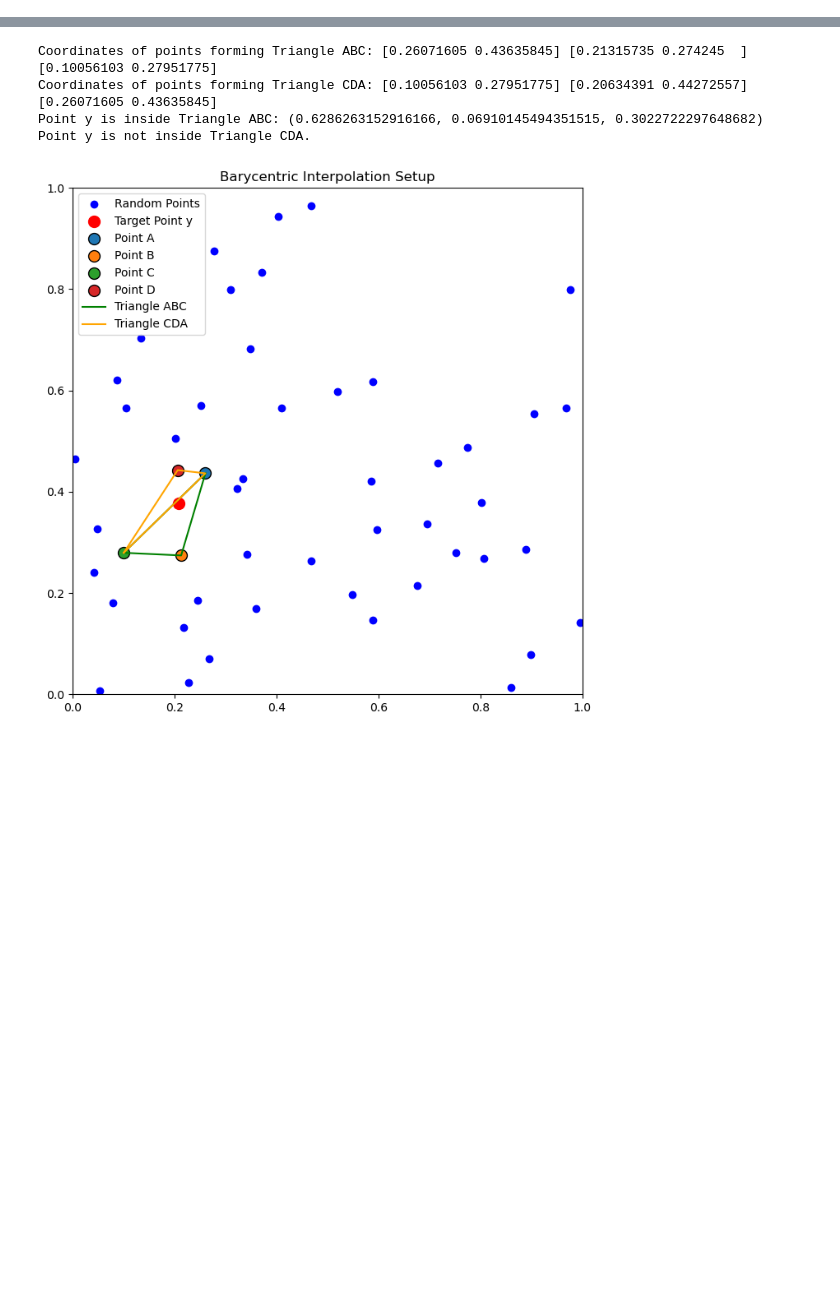
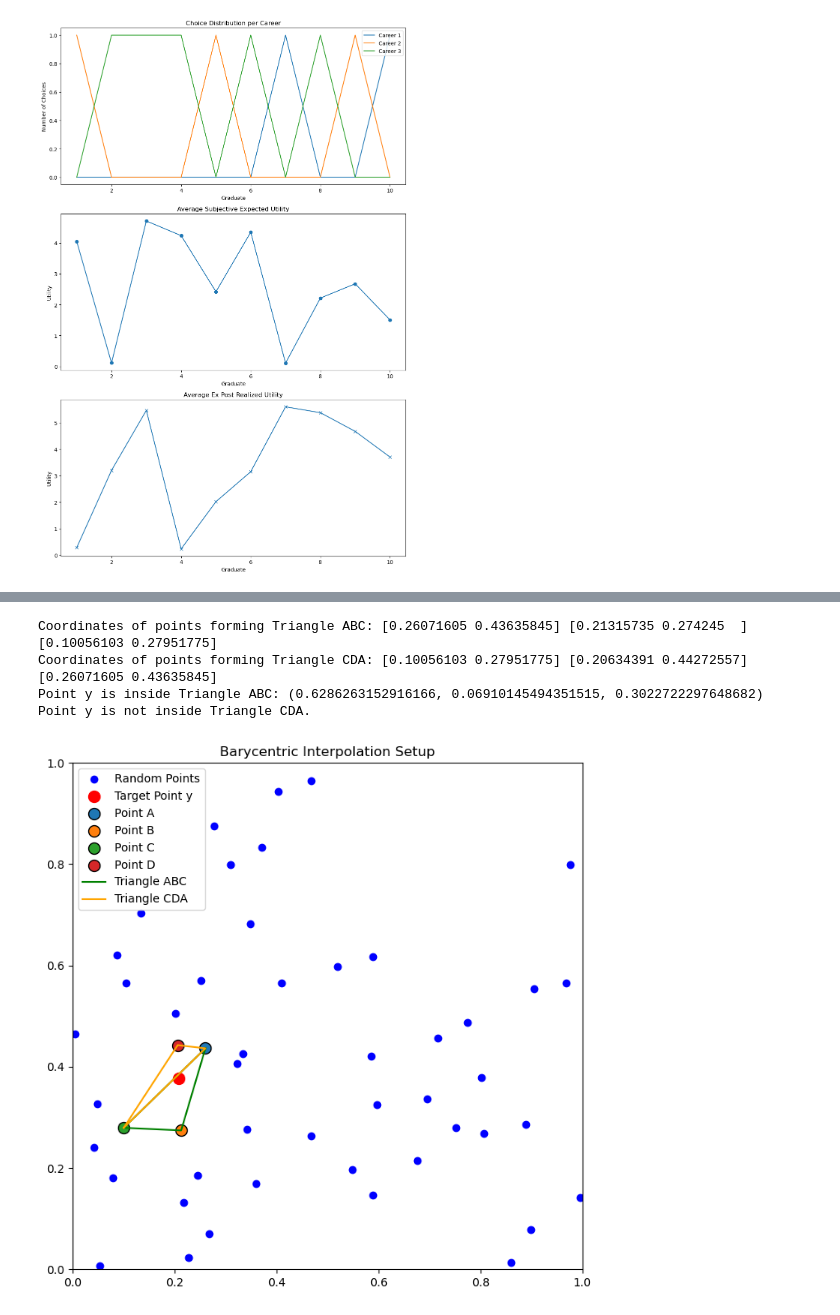
Before and after one commit to NumEconCopenhagen/projects-2024-mikkel-nikolas, a Jupyter notebook: Problem3.ipynb, the cells around one changed output, grey strips where cells are left out. Saved outputs shown, nothing was run; the diff lists cells and outputs as text; code cells hidden in the pictures; blank space fills up the shorter version.

```diff
--- a/Problem3.ipynb
+++ b/Problem3.ipynb
@@ -0,0 +80,47 @@
+# %%
+import matplotlib.pyplot as plt
+
+N = 10  # Number of graduates
+choices = np.zeros((N, J))
+expected_utilities_graduates = np.zeros(N)
+realized_utilities_graduates = np.zeros(N)
+
+# Simulation for each graduate
+for i in range(1, N+1):
+    # Friends' utilities
+    friends_utilities = v + np.random.normal(0, sigma, (i, J))
+    # Expected utility based on friends' average
+    expected_utility = np.mean(friends_utilities, axis=0)
+    # Graduate's personal noise
+    personal_noise = np.random.normal(0, sigma, J)
+    # Total utility combining prior expectation and personal noise
+    total_utility = expected_utility + personal_noise
+    # Choose the career with the highest total utility
+    chosen_career = np.argmax(total_utility)
+    choices[i-1, chosen_career] += 1
+    expected_utilities_graduates[i-1] = expected_utility[chosen_career]
+    realized_utilities_graduates[i-1] = v[chosen_career] + personal_noise[chosen_career]
+
+# Visualization
+fig, axs = plt.subplots(3, 1, figsize=(10, 15))
+for j in range(J):
+    axs[0].plot(range(1, N+1), choices[:, j], label=f'Career {j+1}')
+axs[0].set_title('Choice Distribution per Career')
+axs[0].set_xlabel('Graduate')
+axs[0].set_ylabel('Number of Choices')
+axs[0].legend()
+
+axs[1].plot(range(1, N+1), expected_utilities_graduates, marker='o')
+axs[1].set_title('Average Subjective Expected Utility')
+axs[1].set_xlabel('Graduate')
+axs[1].set_ylabel('Utility')
+
+axs[2].plot(range(1, N+1), realized_utilities_graduates, marker='x')
+axs[2].set_title('Average Ex Post Realized Utility')
+axs[2].set_xlabel('Graduate')
+axs[2].set_ylabel('Utility')
+
+plt.tight_layout()
+plt.show()
+# %% [output]
+[figure, added]
```
Also changed, not shown: parts of 2 cells of this notebook, 1 other file.
